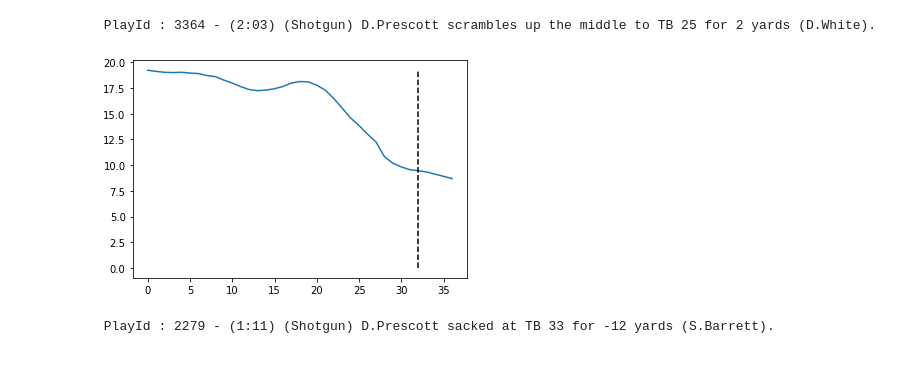
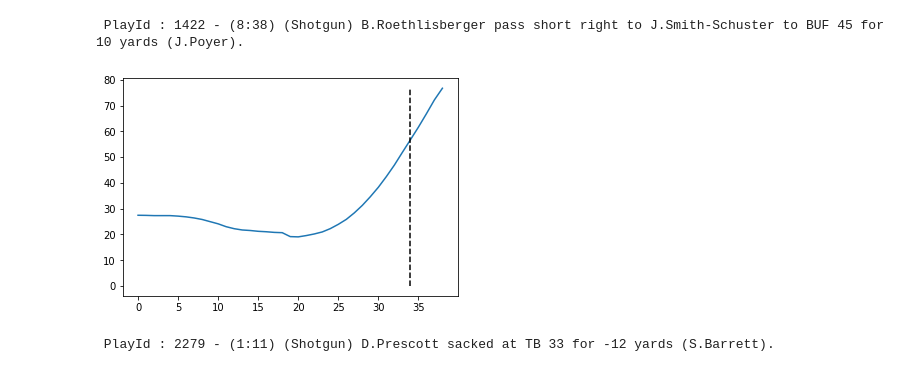
Before and after one commit to NthnMgns/NFL-Big-Data-Bowl-2023, a Jupyter notebook: notebook_AS.ipynb, the cells around one changed output. Saved outputs shown, nothing was run; the diff lists cells and outputs as text; code cells hidden in the pictures.

Commit message:
to be up-to-date after coding week

```diff
--- a/notebook_AS.ipynb
+++ b/notebook_AS.ipynb
@@ -19,10 +19,11 @@ animate_play(df_tracking,df_play,df_players,df_pffScoutingData, 2021090900, 3406
 # %%
-gameId = 2021090900
-playId = 3364
+df_tracking = pd.read_csv("data/week1.csv")
+gameId = 2021091201
+playId = 1422
 
 playIds = df_play[df_play.gameId==gameId].playId.unique()
 playIds.sort()
-for playId in [3364]:#playIds[:5]:
+for playId in [playId]:#playIds[:5]:
     selected_play_df = df_play[(df_play.playId==playId)&(df_play.gameId==gameId)].copy()
     tracking_players_df = pd.merge(df_tracking,df_players,how="left",on = "nflId")
     tracking_players_df = pd.merge(tracking_players_df,df_pffScoutingData,how="left",on = ["nflId","playId","gameId"])
@@ -30,35 +31,35 @@ for playId in [3364]:#playIds[:5]:
     selected_tracking_df = beaten_by_defender(gameId, playId, df_pffScoutingData, selected_tracking_df, seuil = 0.5)
 
 
     sorted_frame_list = selected_tracking_df.frameId.unique()
     sorted_frame_list.sort()
     if selected_play_df.empty :
         print(playId)
         continue
     line_of_scrimmage = selected_play_df.absoluteYardlineNumber.values[0]
     playDescription = selected_play_df.playDescription.values[0]
     print(f" PlayId : {playId} - {playDescription}")
     aire_t = list()
     if 'pass_forward' in selected_tracking_df.event.unique():
         eventFrame = selected_tracking_df[selected_tracking_df.event == 'pass_forward'].iloc[0].frameId
     else :
         eventFrame = 1000
     for frameId in sorted_frame_list:
         #if eventFrame == frameId :
         #    break
         selected_frame_df = selected_tracking_df[selected_tracking_df.frameId == frameId]
         offensive_points = get_Oline_position(selected_frame_df)
         defensive_points = get_Dline_position(selected_frame_df)
         QB_zone = calculate_Oline_zones(offensive_points, line_of_scrimmage)
         region_polys, region_pts, players_points = calculate_voronoi_zones(QB_zone, offensive_points, defensive_points)
         aire_t.append(pocketArea(region_polys, region_pts, players_points))
 
     plt.plot(aire_t)
     plt.vlines(eventFrame, 0, np.max(aire_t), color = 'black', linestyles='--',)
     plt.show()
 # %% [output]
- PlayId : 3364 - (2:03) (Shotgun) D.Prescott scrambles up the middle to TB 25 for 2 yards (D.White).
+ PlayId : 1422 - (8:38) (Shotgun) B.Roethlisberger pass short right to J.Smith-Schuster to BUF 45 for 10 yards (J.Poyer).
-[figure, old version]
+[figure, new version]
 # %%
 gameId = 2021090900
 
```
Also changed, not shown: parts of 4 cells of this notebook, 1 other file.
